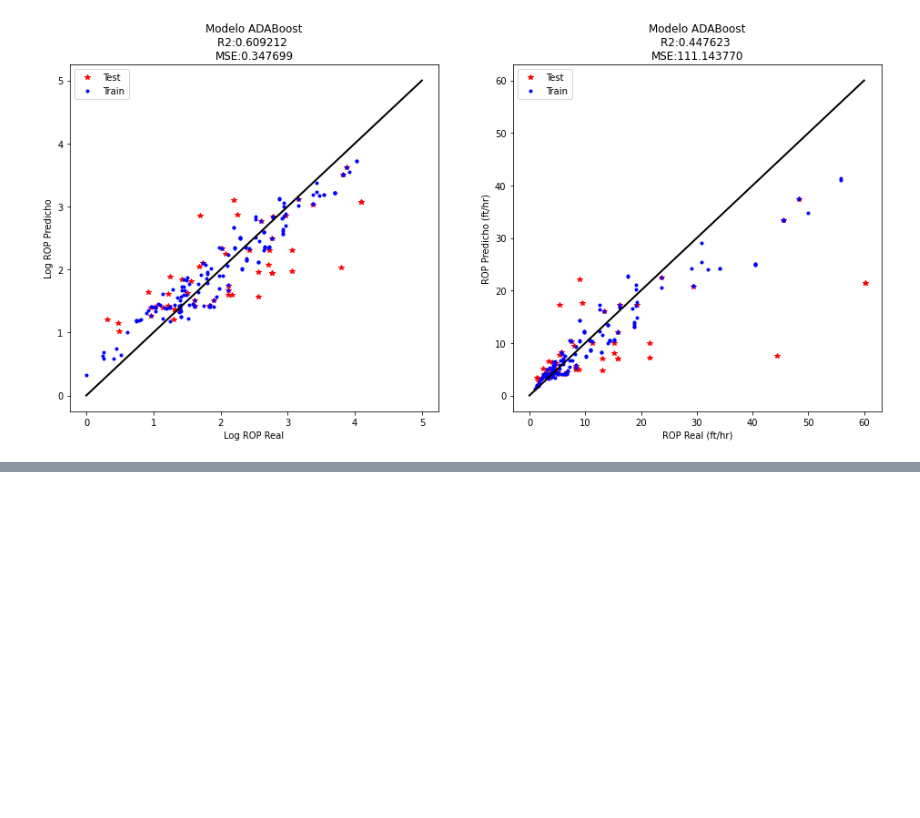
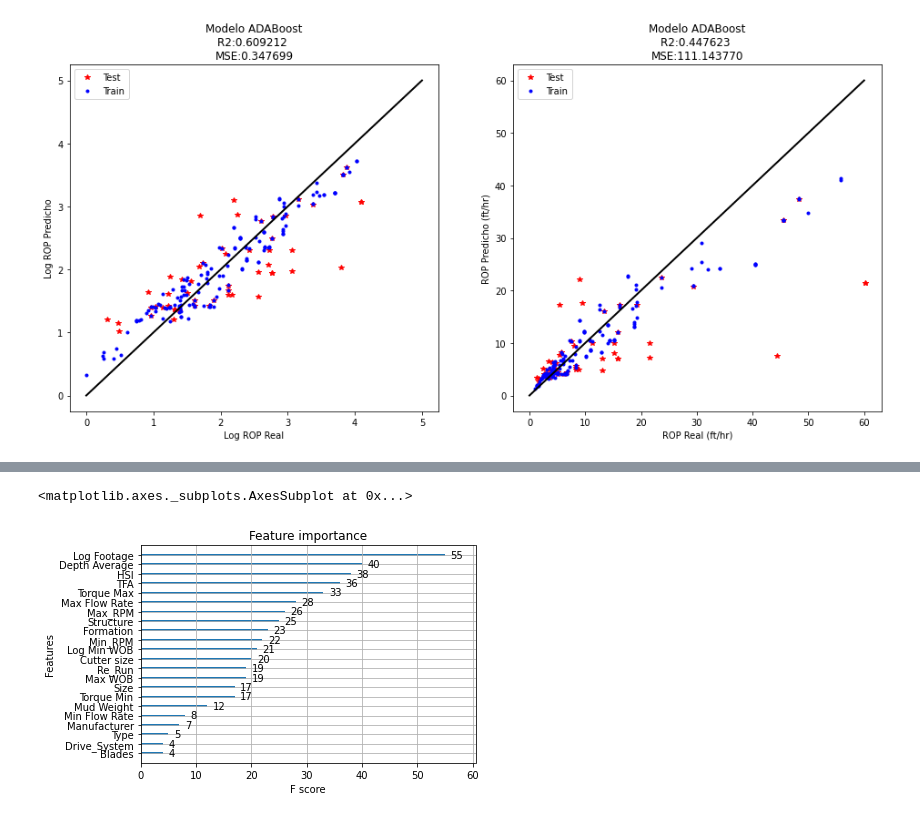
Before and after one commit to diegojeda/Bit-Optimization-ML, a Jupyter notebook: Pruebas de Modelos.ipynb, the cells around one changed output, grey strips where cells are left out. Cells and saved outputs as stored; diff of their text form; code cells hidden in the pictures; blank space fills up the shorter version.

```diff
--- a/Pruebas de Modelos.ipynb
+++ b/Pruebas de Modelos.ipynb
@@ -211,0 +269,5 @@ plt.legend(loc="upper left");
+# %%
+xgb.plot_importance(XGB_Reg)
+# %% [output]
+<matplotlib.axes._subplots.AxesSubplot at 0x...>
+[figure, added]
```
Also changed, not shown: parts of 3 cells of this notebook.
